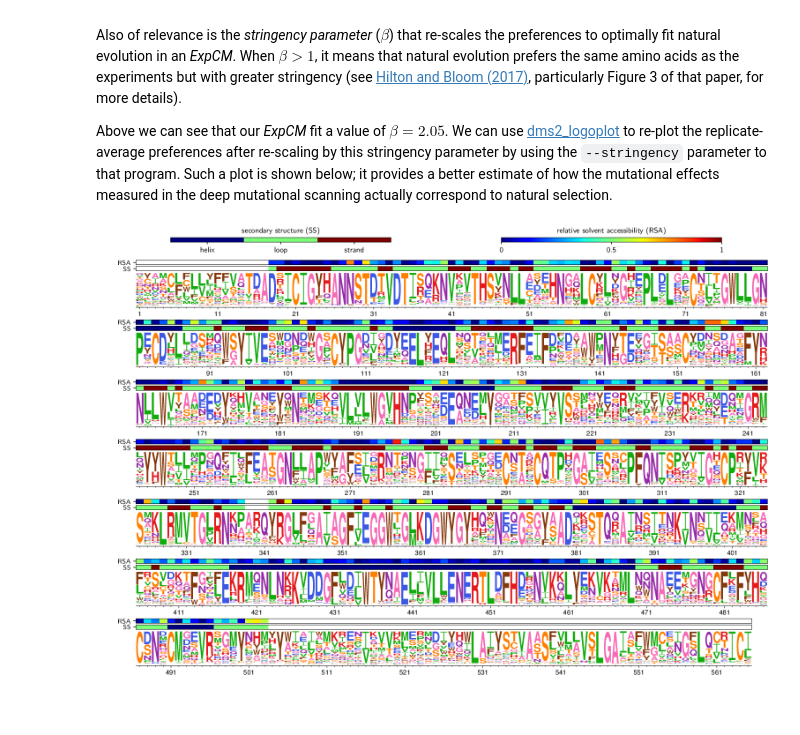
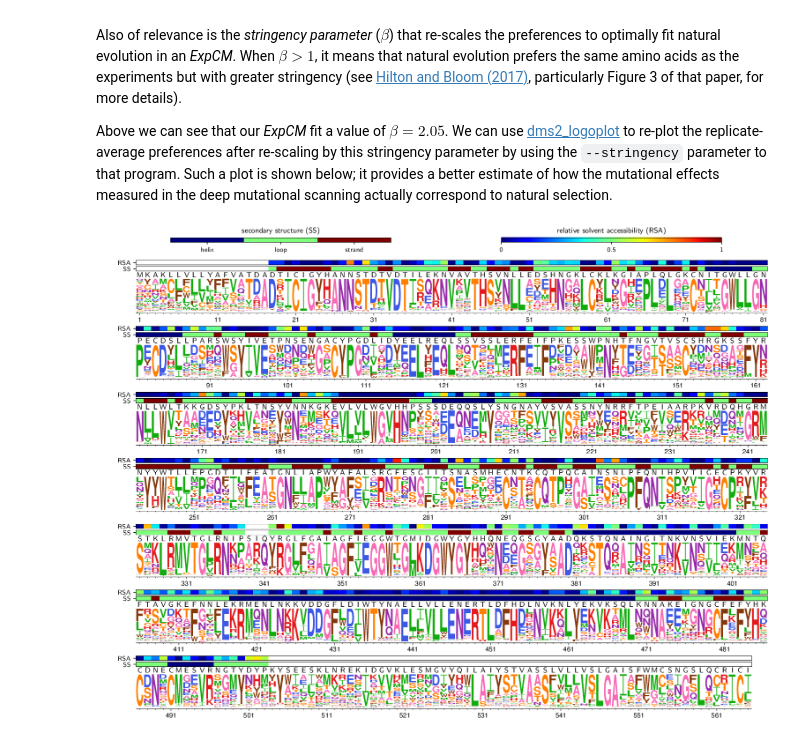
Before and after one commit to jbloomlab/dms_tools2, a Jupyter notebook: examples/Doud2016/analysis_notebook.ipynb, the cells around one changed output. Cells and saved outputs as stored; diff of their text form; code cells hidden in the pictures; blank space fills up the shorter version.

```diff
--- a/examples/Doud2016/analysis_notebook.ipynb
+++ b/examples/Doud2016/analysis_notebook.ipynb
@@ -422 +426,6 @@ dssp_df[['site', 'RSA']].to_csv(rsafile, index=False)
+# %%
+wtoverlayfile = os.path.join(prefsdir, 'wildtypeoverlayfile.csv')
+aacounts = dms_tools2.utils.codonToAACounts(
+        pandas.read_csv(os.path.join(countsdir, 'wtDNA_codoncounts.csv')))
+aacounts.query('wildtype != "*"')[['site', 'wildtype']].to_csv(wtoverlayfile, index=False)
 # %% [markdown]
@@ -501,17 +513,18 @@ Such a plot is shown below; it provides a better estimate of how the mutational
 # %%
 rescaledlogoname = 'rescaled-avgprefs'
 
 log = !dms2_logoplot \
         --prefs {avgprefs} \
         --name {rescaledlogoname} \
         --outdir {prefsdir} \
-        --overlay1 {ssfile} SS "secondary structure" \
-        --overlay2 {rsafile} RSA "relative solvent accessibility" \
+        --overlay1 {wtoverlayfile} wildtype wildtype \
+        --overlay2 {ssfile} SS "secondary structure" \
+        --overlay3 {rsafile} RSA "relative solvent accessibility" \
         --nperline 81 \
         --stringency 2.05 \
         --use_existing {use_existing}
 
 rescaledlogoplot = os.path.join(prefsdir, '{0}_prefs.pdf'.format(rescaledlogoname))
 showPDF(rescaledlogoplot)
 # %% [output]
-[figure, old version]
+[figure, new version]
```
Also changed, not shown: parts of 4 cells of this notebook.
